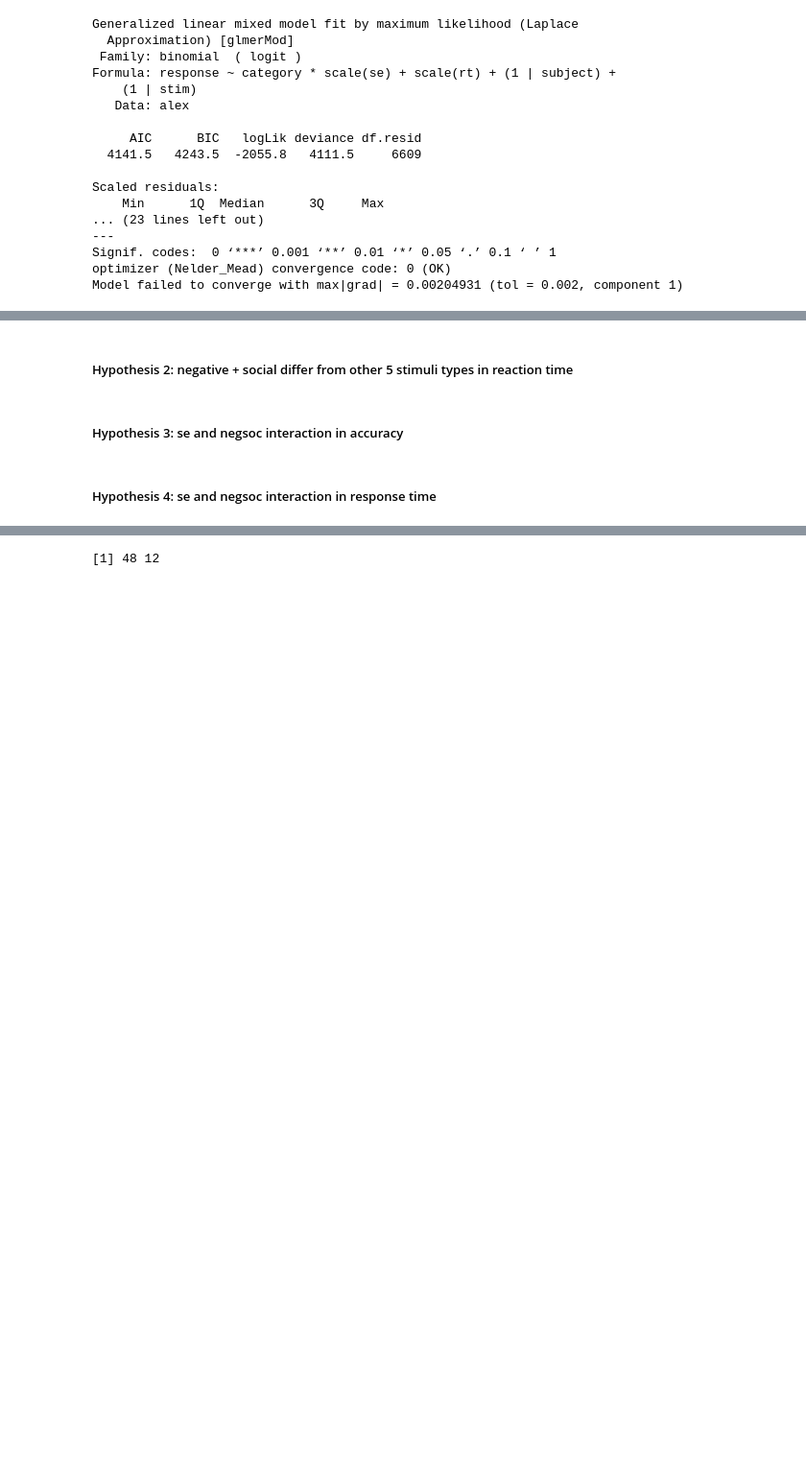
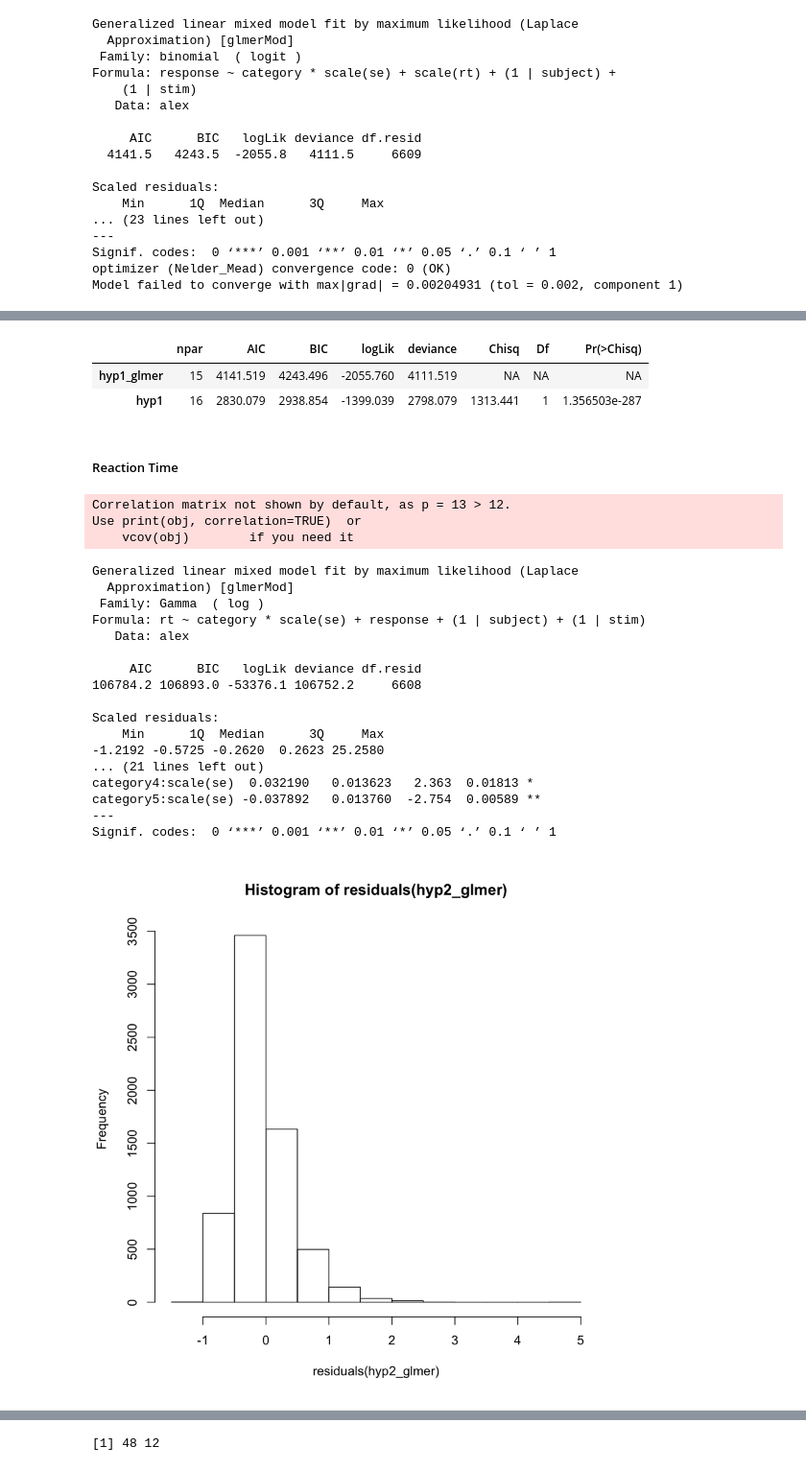
Before and after one commit to Lslipski/pbs110, a Jupyter notebook: pbs111/Final.ipynb, the cells around one changed output, grey strips where cells are left out. Shown at 96% size. Saved outputs shown, nothing was run; the diff lists cells and outputs as text; code cells hidden in the pictures; blank space fills up the shorter version.

```diff
--- a/pbs111/Final.ipynb
+++ b/pbs111/Final.ipynb
@@ -460,7 +510,36 @@ head(alex)
-# %% [markdown]
-##### Hypothesis 2: negative + social differ from other 5 stimuli types in reaction time
-# %% [markdown]
-##### Hypothesis 3: se and negsoc interaction in accuracy
-# %% [markdown]
-##### Hypothesis 4: se and negsoc interaction in response time
+# %%
+anova(hyp1, hyp1_glmer)
+# %% [output]
+|  | npar | AIC | BIC | logLik | deviance | Chisq | Df | Pr(>Chisq) |
+| hyp1_glmer | 15 | 4141.519 | 4243.496 | -2055.760 | 4111.519 | NA | NA | NA |
+| hyp1 | 16 | 2830.079 | 2938.854 | -1399.039 | 2798.079 | 1313.441 | 1 | 1.356503e-287 |
+# %% [markdown]
+##### Reaction Time
+# %%
+# reaction time is positively skewed, so I will use a Gamma link function
+hyp2_glmer= glmer(rt ~ category  scale(se) + response + (1|subject) + (1|stim), data=alex, family=Gamma(link = log))
+summary(hyp2_glmer)
+hist(residuals(hyp2_glmer))
+# %% [output]
+Correlation matrix not shown by default, as p = 13 > 12.
+Use print(obj, correlation=TRUE)  or
+    vcov(obj)        if you need it
+Generalized linear mixed model fit by maximum likelihood (Laplace
+  Approximation) [glmerMod]
+ Family: Gamma  ( log )
+Formula: rt ~ category * scale(se) + response + (1 | subject) + (1 | stim)
+   Data: alex
+
+     AIC      BIC   logLik deviance df.resid
+106784.2 106893.0 -53376.1 106752.2     6608
+
+Scaled residuals:
+    Min      1Q  Median      3Q     Max
+-1.2192 -0.5725 -0.2620  0.2623 25.2580
+... (21 lines left out)
+category4:scale(se)  0.032190   0.013623   2.363  0.01813 *
+category5:scale(se) -0.037892   0.013760  -2.754  0.00589 **
+---
+Signif. codes:  0 ‘***’ 0.001 ‘**’ 0.01 ‘*’ 0.05 ‘.’ 0.1 ‘ ’ 1
+[figure, added]
 # %% [markdown]
```
Also changed, not shown: parts of 20 cells of this notebook, 1 other file.
